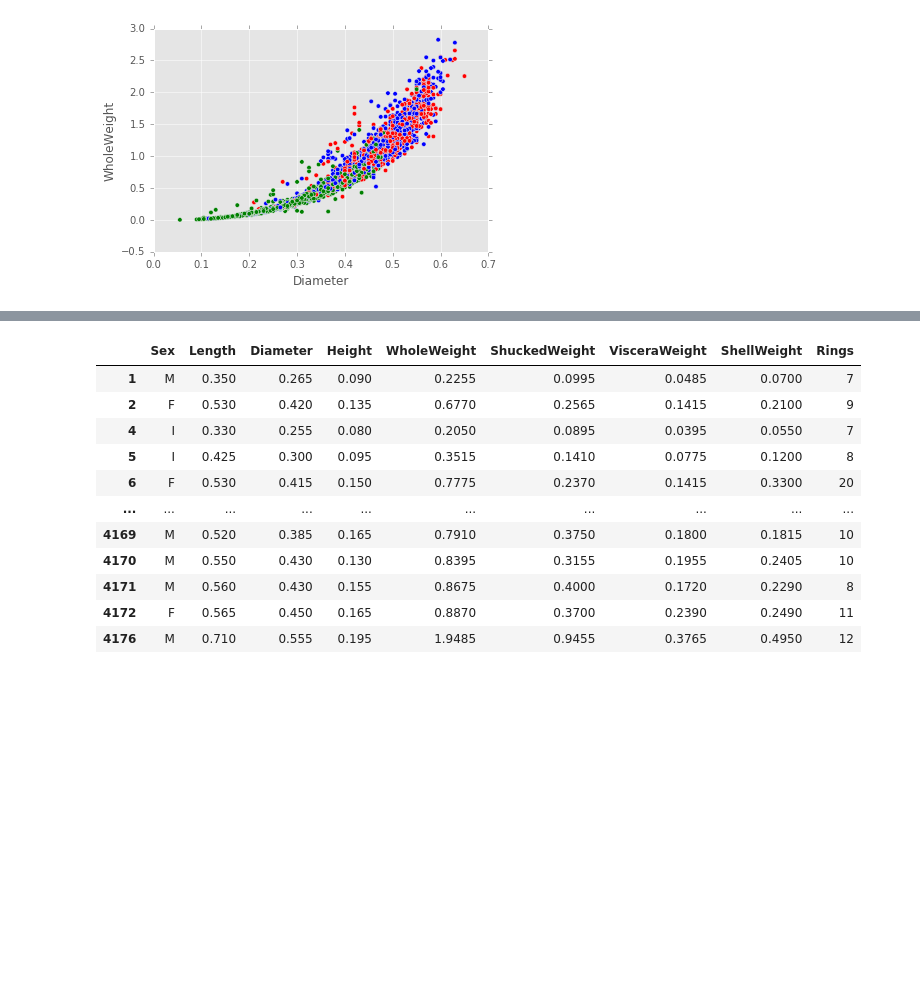
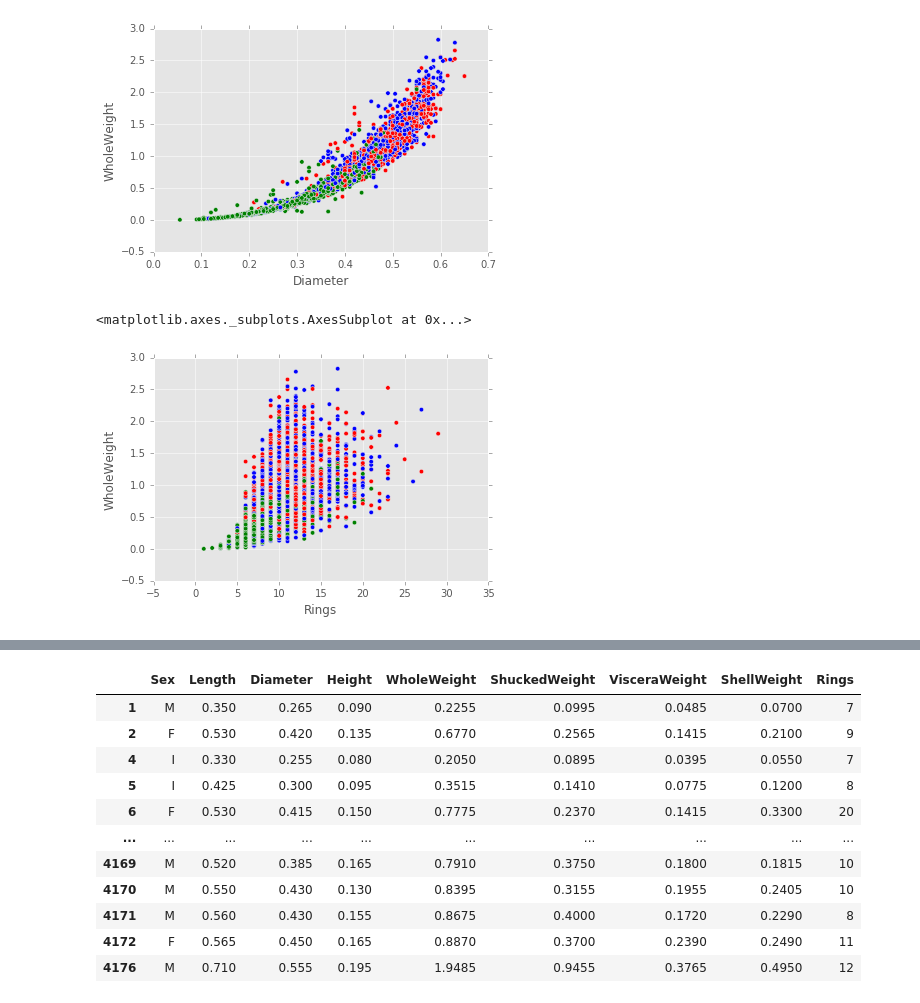
Before and after one commit to awburke/DS-SF-27, a Jupyter notebook: classes/10/Untitled Folder/Class 9_Abalone.ipynb, the cells around one changed output, grey strips where cells are left out. Cells and saved outputs as stored; diff of their text form; code cells hidden in the pictures; blank space fills up the shorter version.

```diff
--- a/classes/10/Untitled Folder/Class 9_Abalone.ipynb
+++ b/classes/10/Untitled Folder/Class 9_Abalone.ipynb
@@ -53,3 +53,8 @@ df.plot(x = 'Diameter', y = 'WholeWeight', kind = 'scatter', c = color)
 # %% [output]
 <matplotlib.axes._subplots.AxesSubplot at 0x...>
 [figure]
+# %%
+df.plot(x = 'Rings', y = 'WholeWeight', kind = 'scatter', c = color)
+# %% [output]
+<matplotlib.axes._subplots.AxesSubplot at 0x...>
+[figure, added]
```
Also changed, not shown: parts of 9 cells of this notebook.
